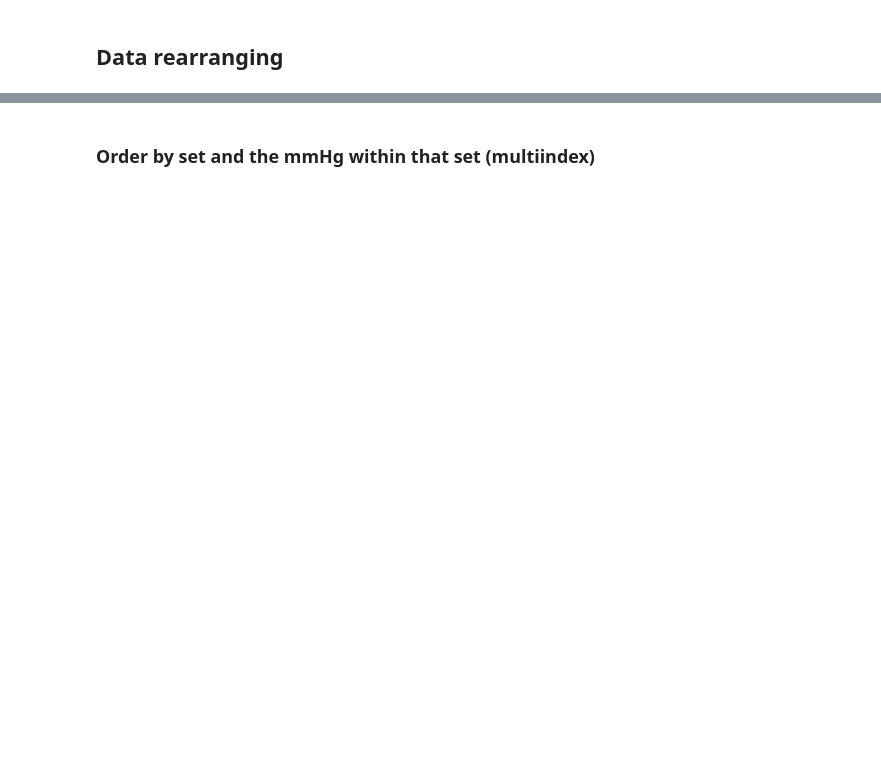
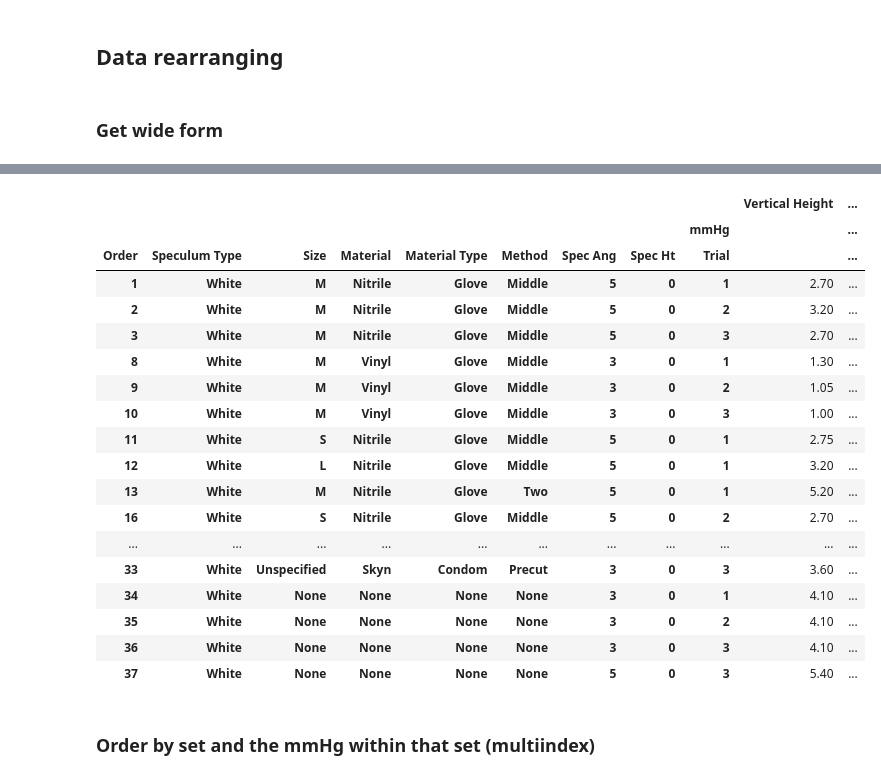
Before and after one commit to ryerrabelli/SpeculumAnalysis, a Jupyter notebook: src/notebooks/Labelbox_analysis.ipynb, the cells around one changed output, grey strips where cells are left out. Saved outputs shown, nothing was run; the diff lists cells and outputs as text; code cells hidden in the pictures; blank space fills up the shorter version.

```diff
--- a/src/notebooks/Labelbox_analysis.ipynb
+++ b/src/notebooks/Labelbox_analysis.ipynb
@@ -245,2 +264,9 @@ df_long
 # %% [markdown]
 ## Data rearranging
+# %% [markdown]
+### Get wide form
+# %%
+df_wide = df_long.pivot(index=
+                        ["Order","Speculum Type","Size","Material","Material Type","Method","Spec Ang","Spec Ht","Trial","Vertical Height"],
+                        columns="mmHg", values=["wd_rel","ht_rel"]).reset_index("Vertical Height")
+# %% [output]
@@ -247,3 +274,22 @@ df_long
+|  |  |  |  |  |  |  |  |  | Vertical Height | ... |
+|  |  |  |  |  |  |  |  | mmHg |  | ... |
+| Order | Speculum Type | Size | Material | Material Type | Method | Spec Ang | Spec Ht | Trial |  | ... |
+| 1 | White | M | Nitrile | Glove | Middle | 5 | 0 | 1 | 2.70 | ... |
+| 2 | White | M | Nitrile | Glove | Middle | 5 | 0 | 2 | 3.20 | ... |
+| 3 | White | M | Nitrile | Glove | Middle | 5 | 0 | 3 | 2.70 | ... |
+| 8 | White | M | Vinyl | Glove | Middle | 3 | 0 | 1 | 1.30 | ... |
+| 9 | White | M | Vinyl | Glove | Middle | 3 | 0 | 2 | 1.05 | ... |
+| 10 | White | M | Vinyl | Glove | Middle | 3 | 0 | 3 | 1.00 | ... |
+| 11 | White | S | Nitrile | Glove | Middle | 5 | 0 | 1 | 2.75 | ... |
+| 12 | White | L | Nitrile | Glove | Middle | 5 | 0 | 1 | 3.20 | ... |
+| 13 | White | M | Nitrile | Glove | Two | 5 | 0 | 1 | 5.20 | ... |
+| 16 | White | S | Nitrile | Glove | Middle | 5 | 0 | 2 | 2.70 | ... |
+| ... | ... | ... | ... | ... | ... | ... | ... | ... | ... | ... |
+| 33 | White | Unspecified | Skyn | Condom | Precut | 3 | 0 | 3 | 3.60 | ... |
+| 34 | White | None | None | None | None | 3 | 0 | 1 | 4.10 | ... |
+| 35 | White | None | None | None | None | 3 | 0 | 2 | 4.10 | ... |
+| 36 | White | None | None | None | None | 3 | 0 | 3 | 4.10 | ... |
+| 37 | White | None | None | None | None | 5 | 0 | 3 | 5.40 | ... |
 # %% [markdown]
 ### Order by set and the mmHg within that set (multiindex)
 # %%
```
Also changed, not shown: parts of 37 cells of this notebook, 7 other files.
